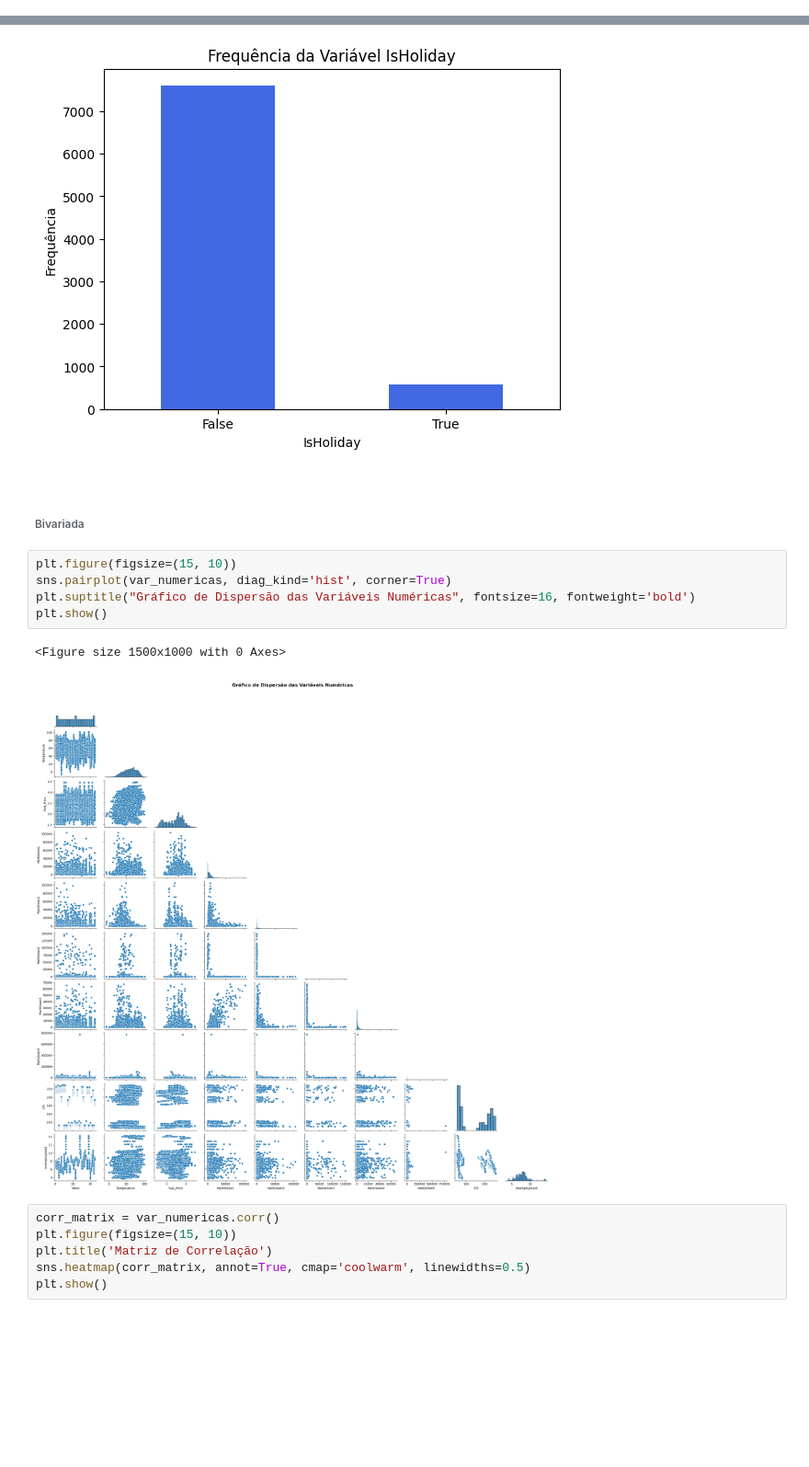
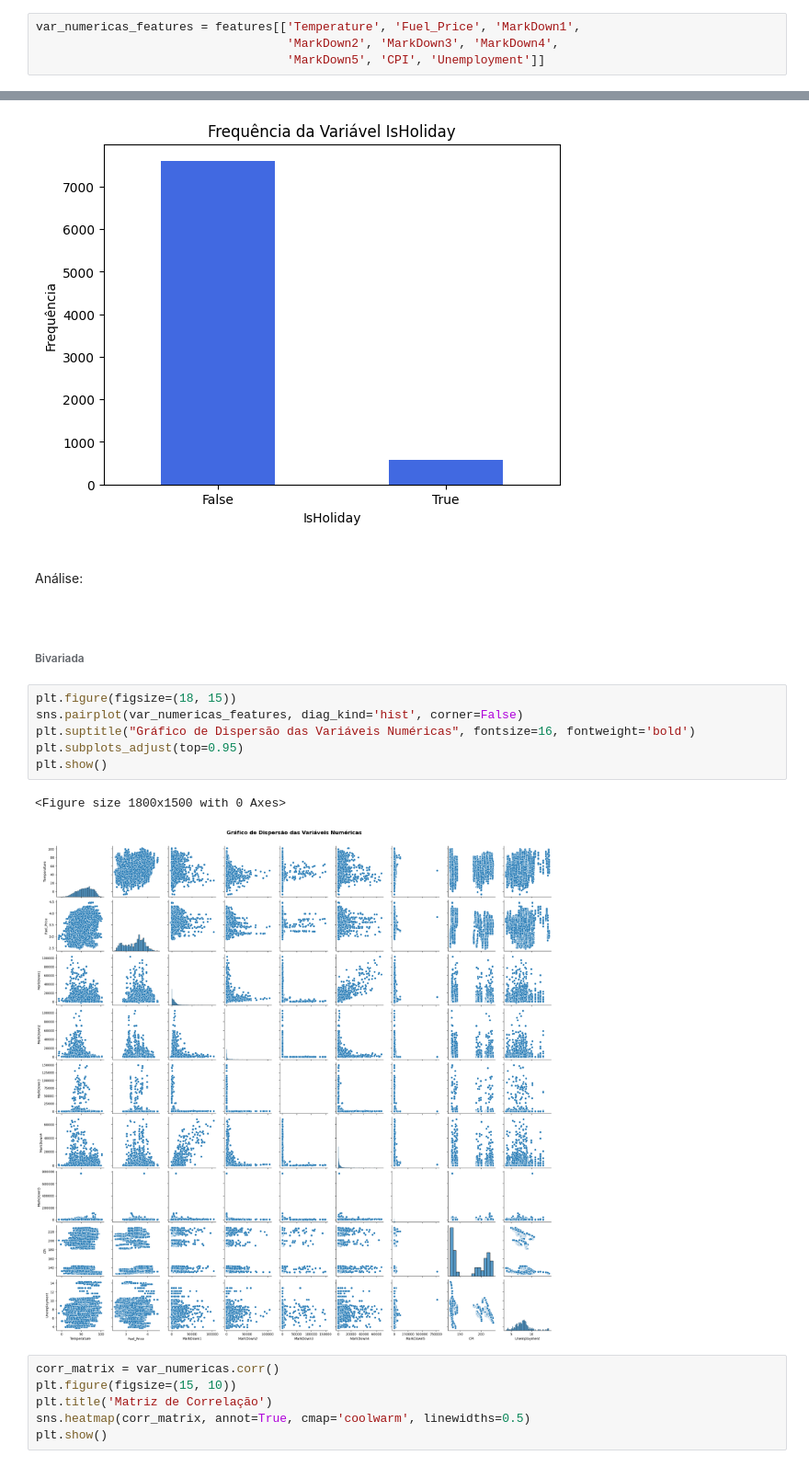
Before and after one commit to andrerizzo/Sales_Prediction, a Jupyter notebook: Previsao_de_Vendas_Parte_1_Analise_Exploratoria_de_Dados.ipynb, the cells around one changed output, grey strips where cells are left out. Shown at 92% size. Saved outputs shown, nothing was run; the diff lists cells and outputs as text; blank space fills up the shorter version.

```diff
--- a/Previsao_de_Vendas_Parte_1_Analise_Exploratoria_de_Dados.ipynb
+++ b/Previsao_de_Vendas_Parte_1_Analise_Exploratoria_de_Dados.ipynb
@@ -384,3 +389,7 @@ var_numericas = features.select_dtypes(include=['int64', 'float64'])
+# %%
+var_numericas_features = features[['Temperature', 'Fuel_Price', 'MarkDown1',
+                                   'MarkDown2', 'MarkDown3', 'MarkDown4',
+                                   'MarkDown5', 'CPI', 'Unemployment']]
 # %% [markdown]
 <br>
 
@@ -476,18 +483,23 @@ plt.xticks(rotation=0)
 plt.show()
 # %% [output]
 [figure]
+# %% [markdown]
+<br>
+
+Análise:
 # %% [markdown]
 <br>
 
 ###### Bivariada
 # %%
-plt.figure(figsize=(15, 10))
-sns.pairplot(var_numericas, diag_kind='hist', corner=True)
+plt.figure(figsize=(18, 15))
+sns.pairplot(var_numericas_features, diag_kind='hist', corner=False)
 plt.suptitle("Gráfico de Dispersão das Variáveis Numéricas", fontsize=16, fontweight='bold')
+plt.subplots_adjust(top=0.95)
 plt.show()
 # %% [output]
-<Figure size 1500x1000 with 0 Axes>
+<Figure size 1800x1500 with 0 Axes>
-[figure, old version]
+[figure, new version]
 # %%
 corr_matrix = var_numericas.corr()
 plt.figure(figsize=(15, 10))
```
Also changed, not shown: parts of 11 cells of this notebook.
